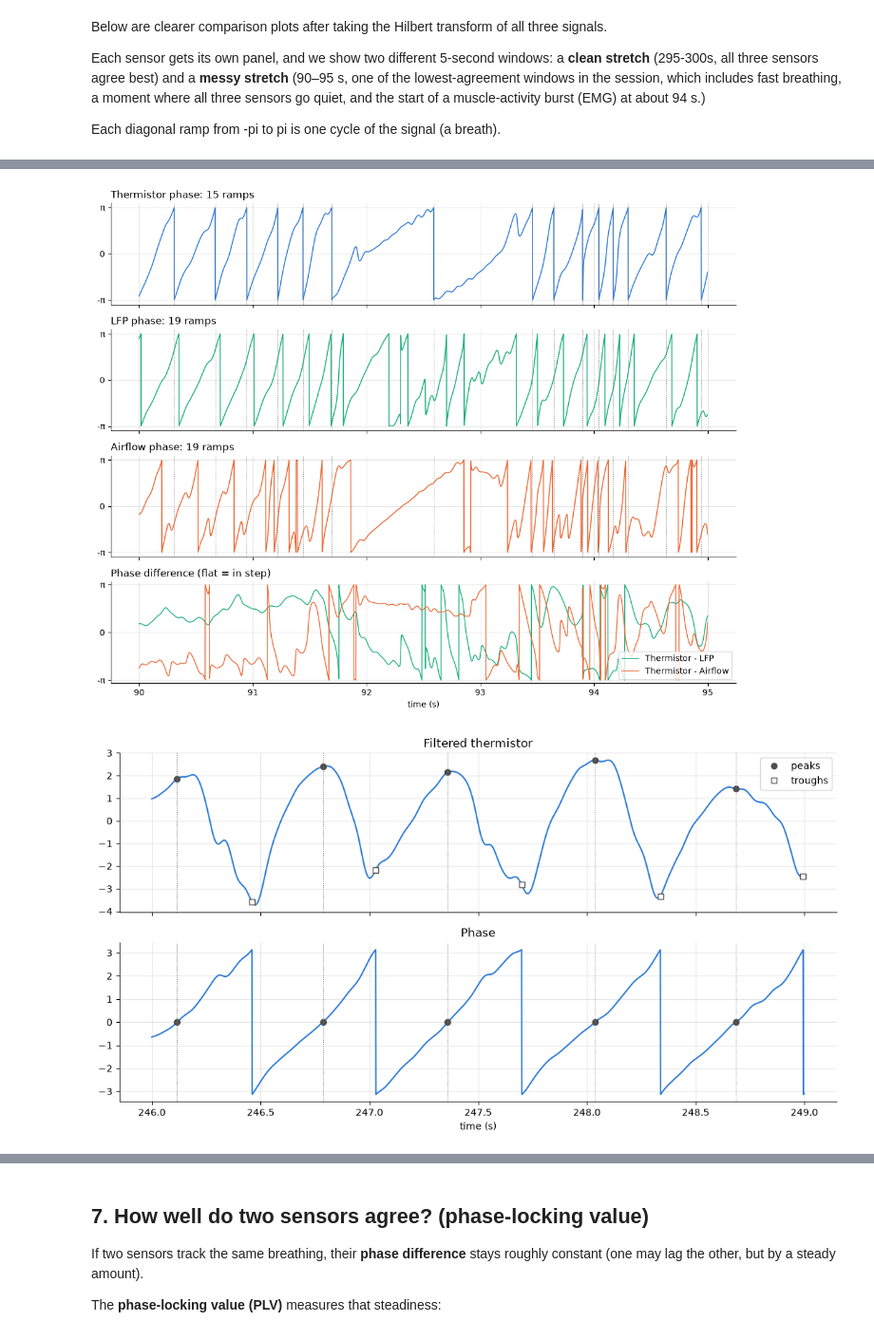
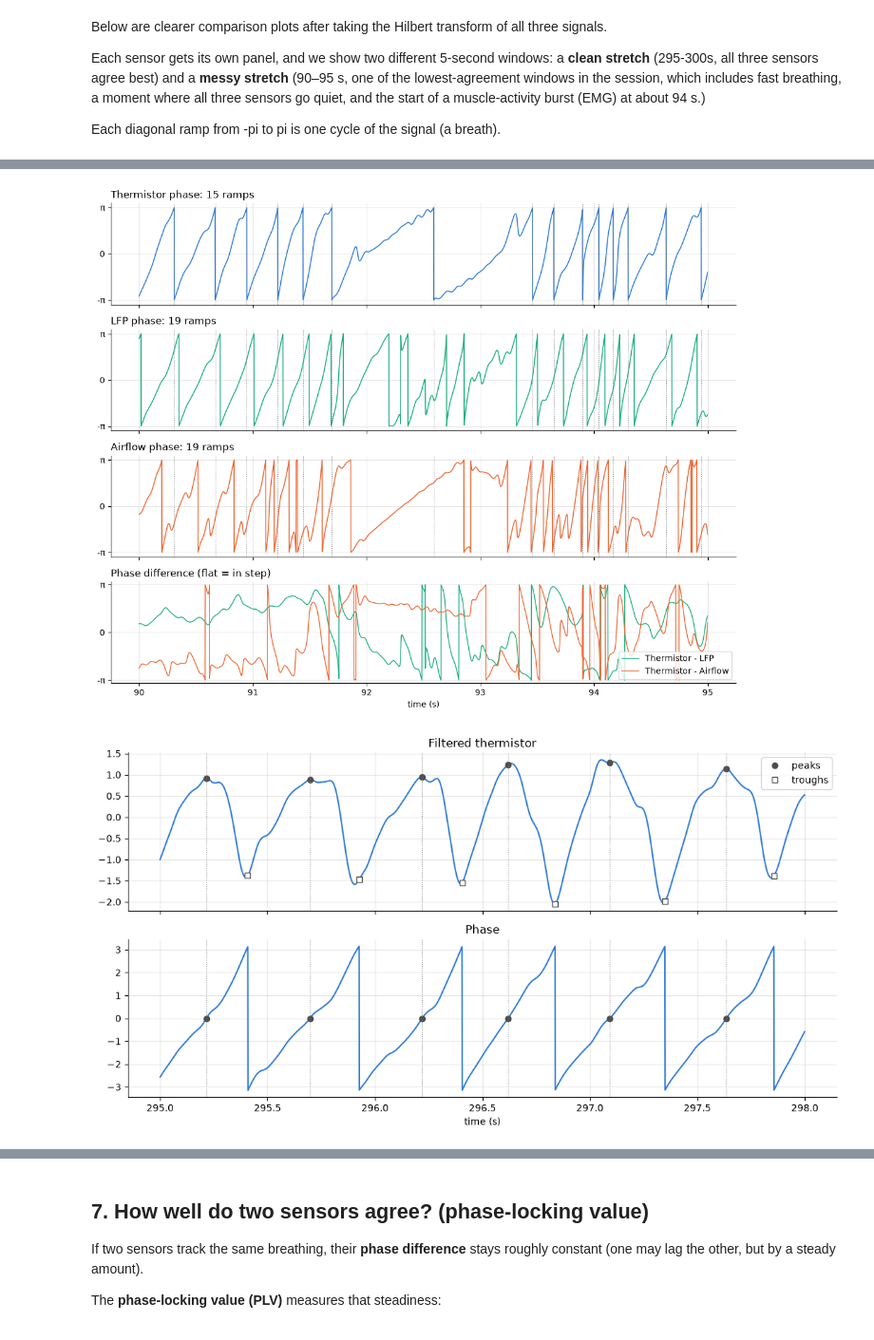
Before and after one commit to FelixYUFENGSU/IBL-research, a Jupyter notebook: pipeline/01_first_look.ipynb, the cells around one changed output, grey strips where cells are left out. Shown at 95% size. Cells and saved outputs as stored; diff of their text form; code cells hidden in the pictures.

```diff
--- a/01_first_look.ipynb
+++ b/pipeline/01_first_look.ipynb
@@ -481,33 +486,33 @@ def compare_phases(start, length=5):
     axes[3].set_title("Phase difference (flat = in step)", loc="left")
     axes[3].legend(loc="lower right"); axes[3].set_xlabel("time (s)")
     plt.tight_layout(); plt.show()
 
 compare_phases(295)   #clean
 compare_phases(90)    # messy
 
 
-start, length = 246, 3
-i0, i1 = int(start * FS), int((start + length) * FS)
+peak_start, peak_length = 295, 3
+i0, i1 = int(peak_start * FS), int((peak_start + peak_length) * FS)
 tt = t[i0:i1]
 wave = zscore(filtered["Thermistor"])[i0:i1]
 ph = phase["Thermistor"][i0:i1]
 
 peaks   = np.where((ph[:-1] < 0) & (ph[1:] >= 0))[0]     # phase crosses 0 going up -> peak
 troughs = np.where(np.diff(ph) < -np.pi)[0]              # phase wraps from π to -π -> trough
 
 fig, axes = plt.subplots(2, 1, figsize=(11, 6), sharex=True)
 axes[0].plot(tt, wave, color=COLORS["Thermistor"])
 axes[0].plot(tt[peaks], wave[peaks], "o", color="0.3", label="peaks")
 axes[0].plot(tt[troughs], wave[troughs], "s", color="0.3", mfc="white", label="troughs")
 axes[0].legend(loc="upper right"); axes[0].set_title("Filtered thermistor")
 axes[1].plot(tt, ph, color=COLORS["Thermistor"])
 axes[1].plot(tt[peaks], ph[peaks], "o", color="0.3")
 axes[1].set_title("Phase"); axes[1].set_xlabel("time (s)")
 for i in peaks:
     for ax in axes:
         ax.axvline(tt[i], color="gray", ls=":", lw=0.8)
 plt.tight_layout(); plt.show()
 # %% [output]
 [figure]
 [figure]
-[figure, old version]
+[figure, new version]
```
Also changed, not shown: parts of 4 cells of this notebook, 5 other files.
